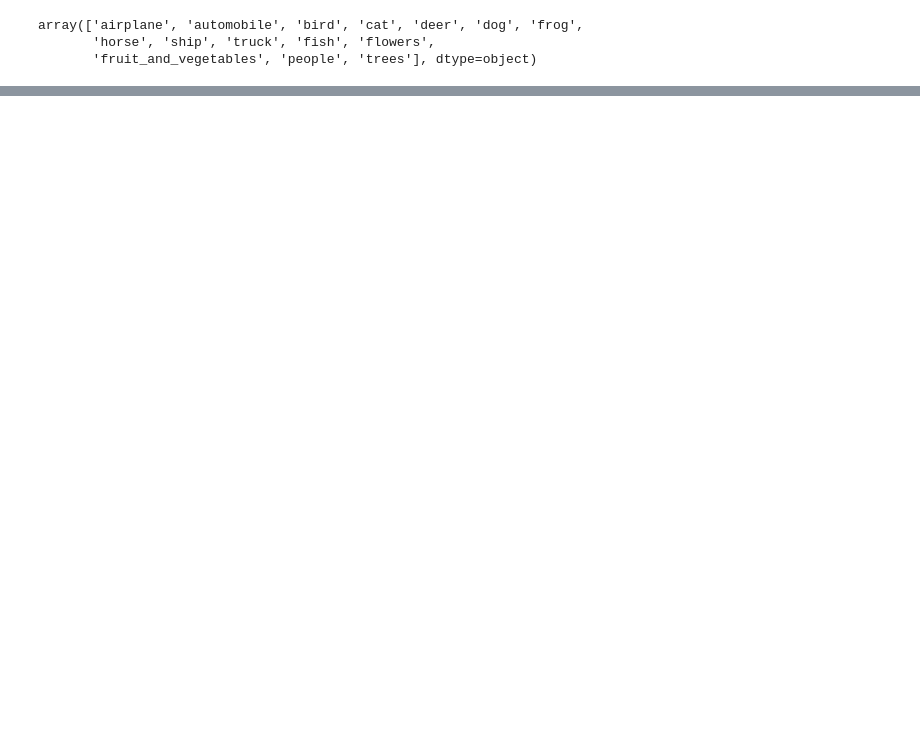
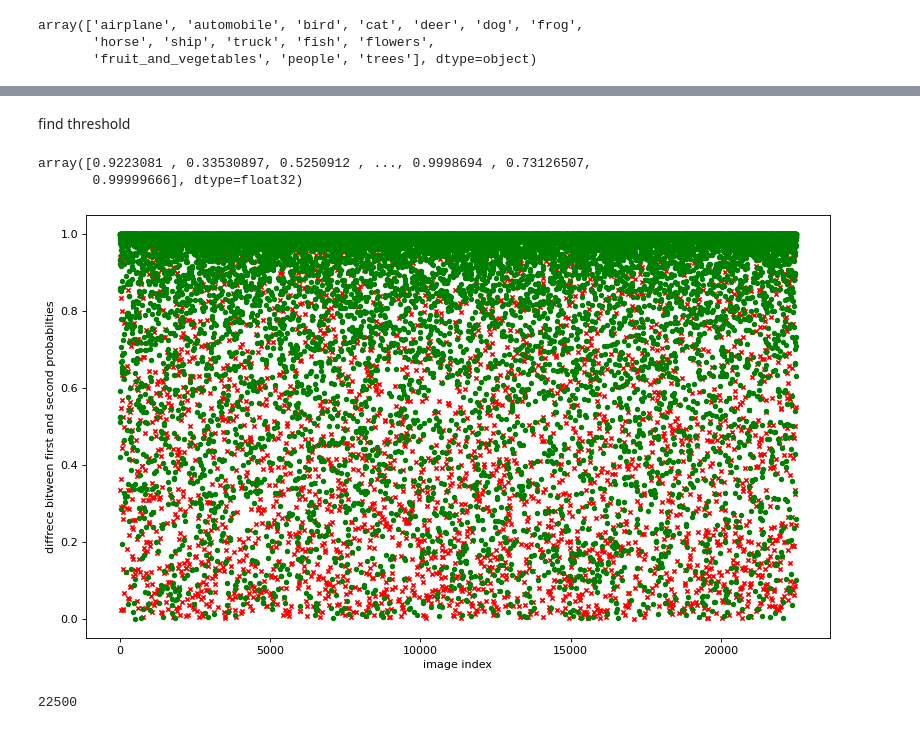
Before and after one commit to 2022Group3/projectNotebooks, a Jupyter notebook: analize_model.ipynb, the cells around one changed output, grey strips where cells are left out. Drawn from its saved outputs; the diff is of its cells as text; code cells hidden in the pictures; blank space fills up the shorter version.

```diff
--- a/analize_model.ipynb
+++ b/analize_model.ipynb
@@ -308,3 +331,5 @@ for i in range(len(classes_x1)):
   # print(try_pred[i])
 
 classes_x2=np.argmax(try_pred, axis=1)
+prob_class_x2=np.max(try_pred, axis=1)
+prob_class_x2[0]
@@ -317,0 +348,45 @@ accuracy2
+# %% [markdown]
+find threshold
+# %%
+errors_img=[i for i in range(len(errors)) if errors[i]==True]
+true_img=[i for i in range(len(errors)) if errors[i]==False]
+# %%
+
+dif=abs(prob_class_x1-prob_class_x2)
+dif
+# %% [output]
+array([0.9223081 , 0.33530897, 0.5250912 , ..., 0.9998694 , 0.73126507,
+       0.99999666], dtype=float32)
+# %%
+dif_error_img=dif[errors_img]
+dif_true_img=dif[true_img]
+# %%
+plt.figure(figsize=(12, 7), dpi=80)
+
+plt.scatter(errors_img, dif_error_img,s=15, c ="red",
+            linewidths = 10,
+            marker ="x")
+            # edgecolor ="green",
+            # s = 50)
+
+plt.scatter(true_img, dif_true_img,s=15, c ="green")
+            # linewidths = 2,
+            # marker ="^",)
+            # edgecolor ="red",
+            # s = 200)
+
+plt.xlabel("image index")
+plt.ylabel("diffrece bitween first and second probabilties")
+plt.show()
+# %% [output]
+[figure, added]
+# %%
+true_first_prob_second_prob=true2
+for i in range(len(true)):
+  if true[i] ==True:
+    true_first_prob_second_prob[i]=True
+true_first_prob_second_prob
+# true_first_prob_second_prob=[x for x in true if x==True ]
+len(true_first_prob_second_prob)
+# %% [output]
+22500
```
Also changed, not shown: parts of 25 cells of this notebook.
